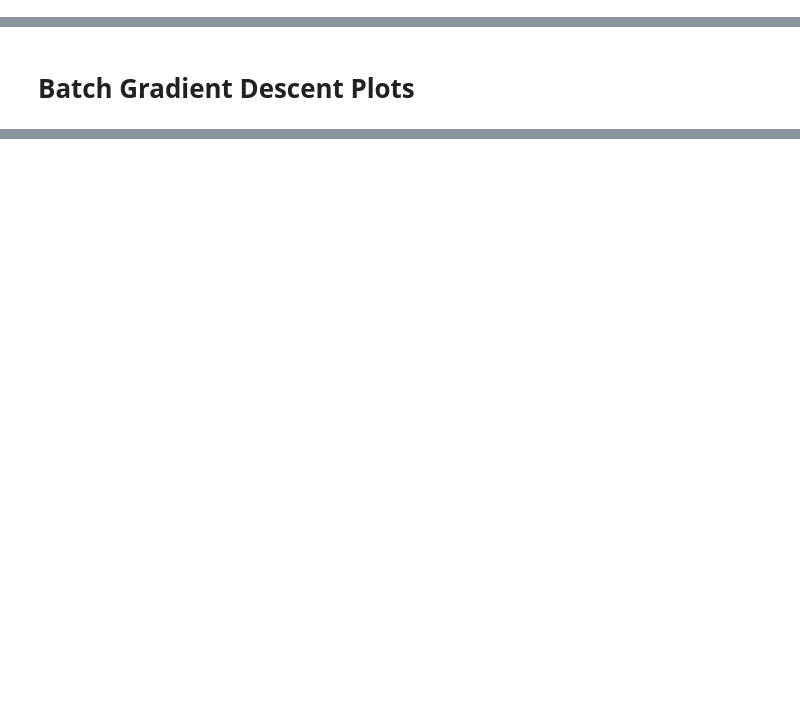
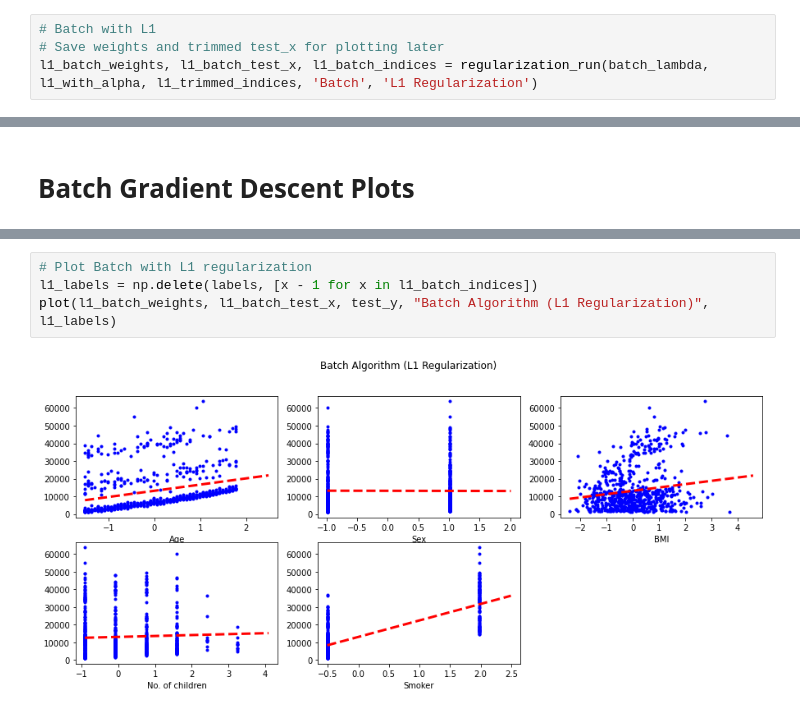
Before and after one commit to willisterh/cs6037-ml, a Jupyter notebook: as2/as2.ipynb, the cells around one changed output, grey strips where cells are left out. Saved outputs shown, nothing was run; the diff lists cells and outputs as text; blank space fills up the shorter version.

Commit message:
Attempted to clean up regularization again

```diff
--- a/as2/as2.ipynb
+++ b/as2/as2.ipynb
@@ -513,0 +528,4 @@ Final Test MSE: 46223347.239392884
+# %%
+# Batch with L1
+# Save weights and trimmed test_x for plotting later
+l1_batch_weights, l1_batch_test_x, l1_batch_indices = regularization_run(batch_lambda, l1_with_alpha, l1_trimmed_indices, 'Batch', 'L1 Regularization')
@@ -528,0 +616,6 @@ plot(l2_batch_weights, l2_batch_test_x, test_y, "Batch Algorithm (L2 Regularizat
+# %%
+# Plot Batch with L1 regularization
+l1_labels = np.delete(labels, [x - 1 for x in l1_batch_indices])
+plot(l1_batch_weights, l1_batch_test_x, test_y, "Batch Algorithm (L1 Regularization)", l1_labels)
+# %% [output]
+[figure, added]
```
Also changed, not shown: parts of 13 cells of this notebook.
